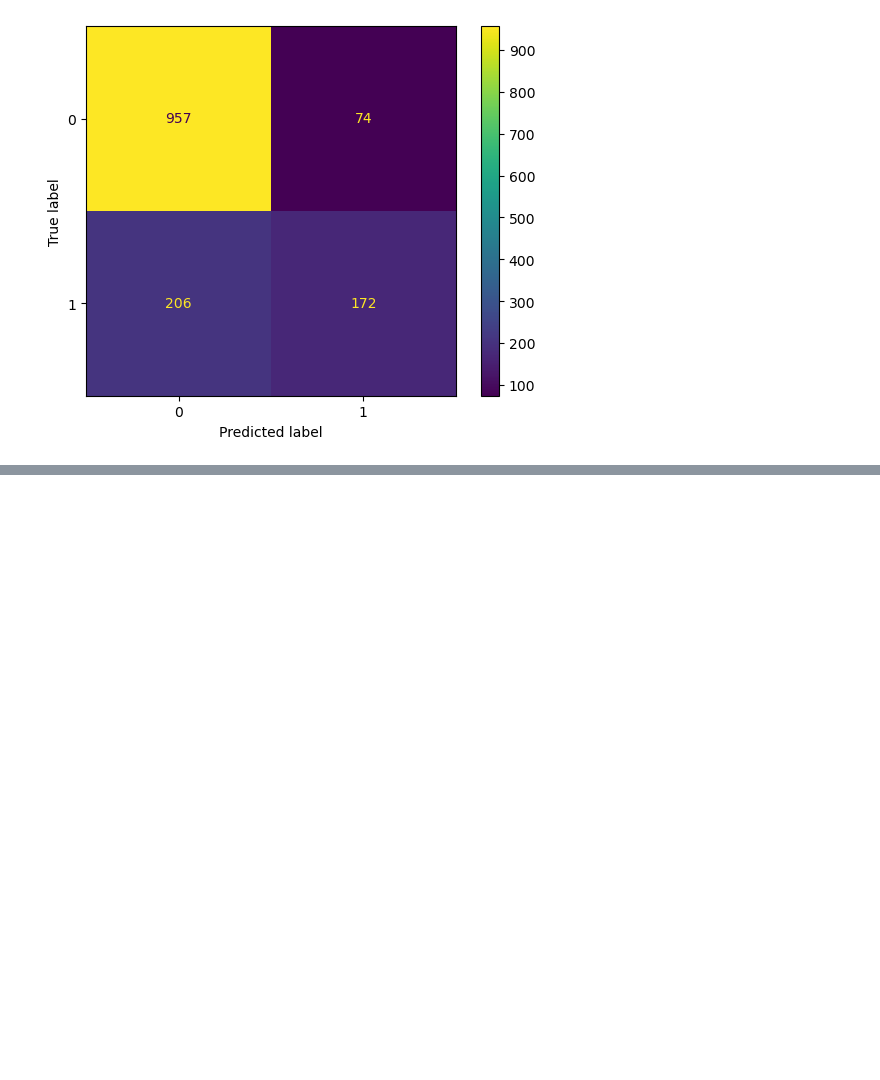
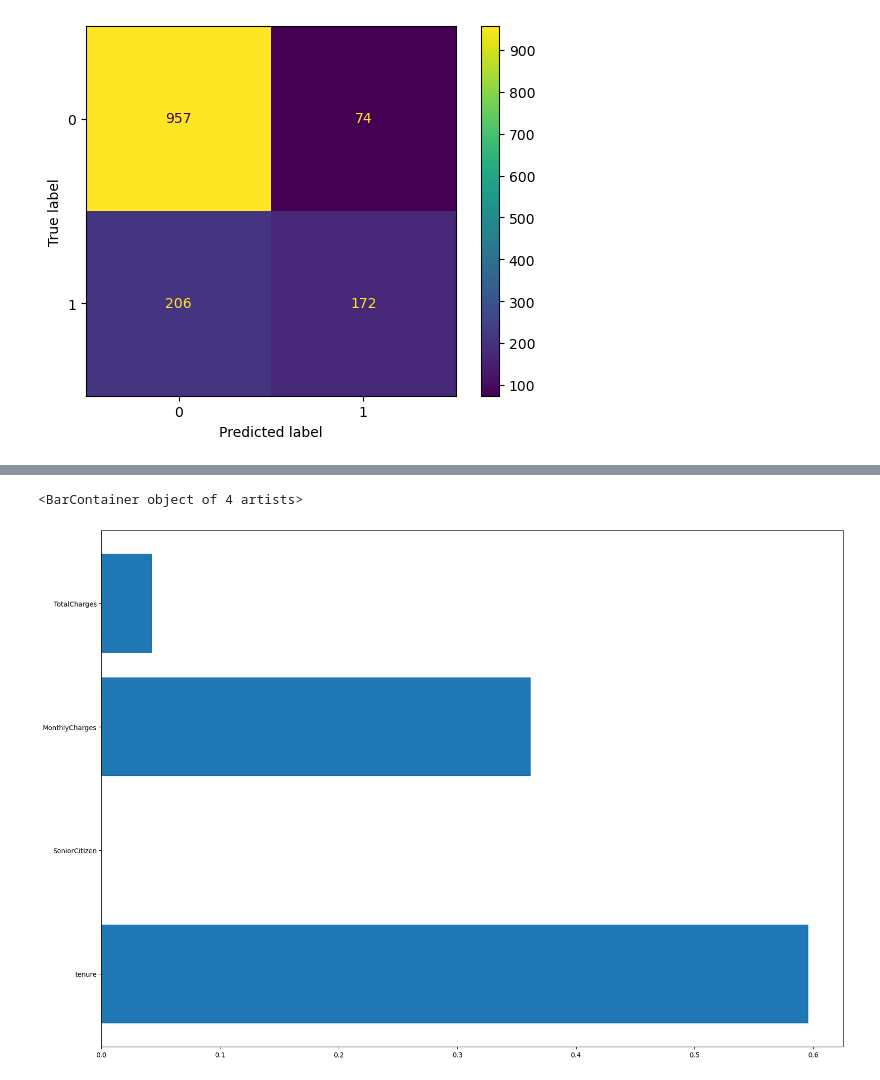
Before and after one commit to MLB-95/IH_LABS, a Jupyter notebook: LABS/week7/customer_churn.ipynb, the cells around one changed output, grey strips where cells are left out. Drawn from its saved outputs; the diff is of its cells as text; code cells hidden in the pictures; blank space fills up the shorter version.

```diff
--- a/LABS/week7/customer_churn.ipynb
+++ b/LABS/week7/customer_churn.ipynb
@@ -168,0 +174,17 @@ ax[1].title.set_text("Test Set")
+# %%
+model = DecisionTreeRegressor(max_depth=3)
+
+# Not needed because I'm using a decision tree
+#trans = PowerTransform(), StandardScaler()
+#trans.fit(X_train)
+
+model.fit(x_train, y_train)
+
+y_pred_train_dt = model.predict(x_train)
+y_pred_test_dt = model.predict(x_test)
+# %%
+plt.figure(figsize=(20,14))
+plt.barh(x.columns,model.feature_importances_)
+# %% [output]
+<BarContainer object of 4 artists>
+[figure, added]
```
Also changed, not shown: parts of 16 cells of this notebook, 7 other files.
